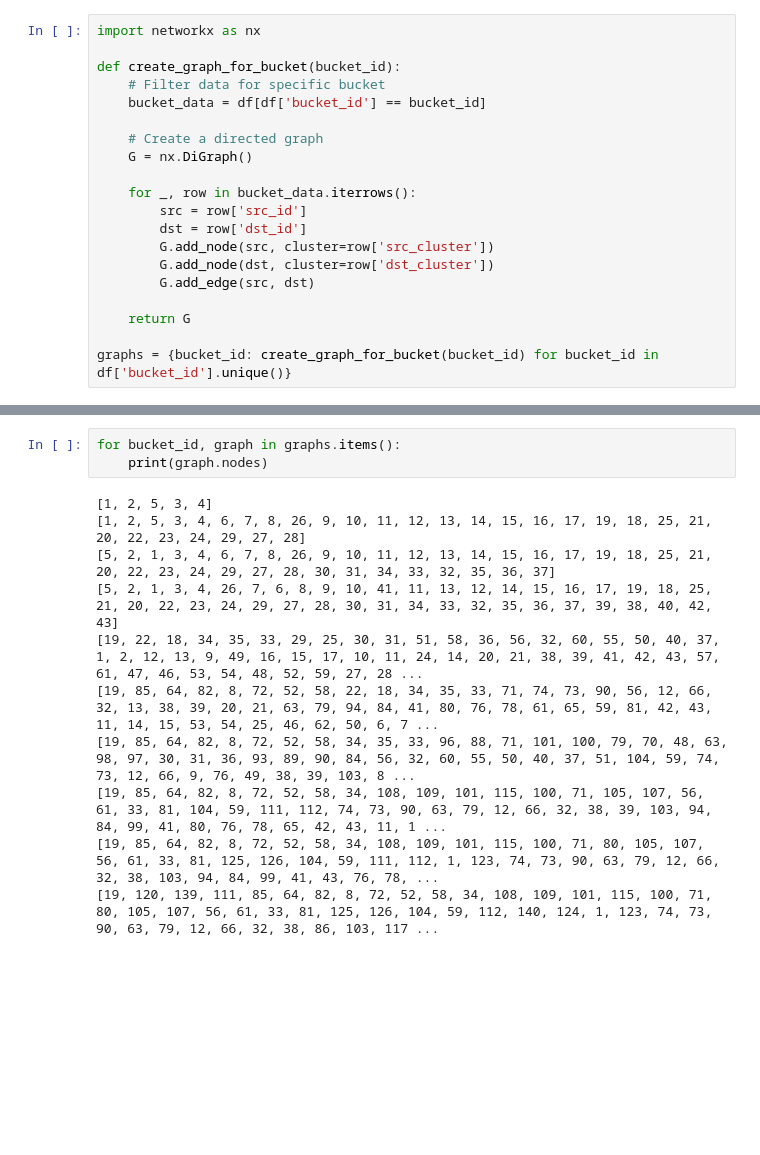
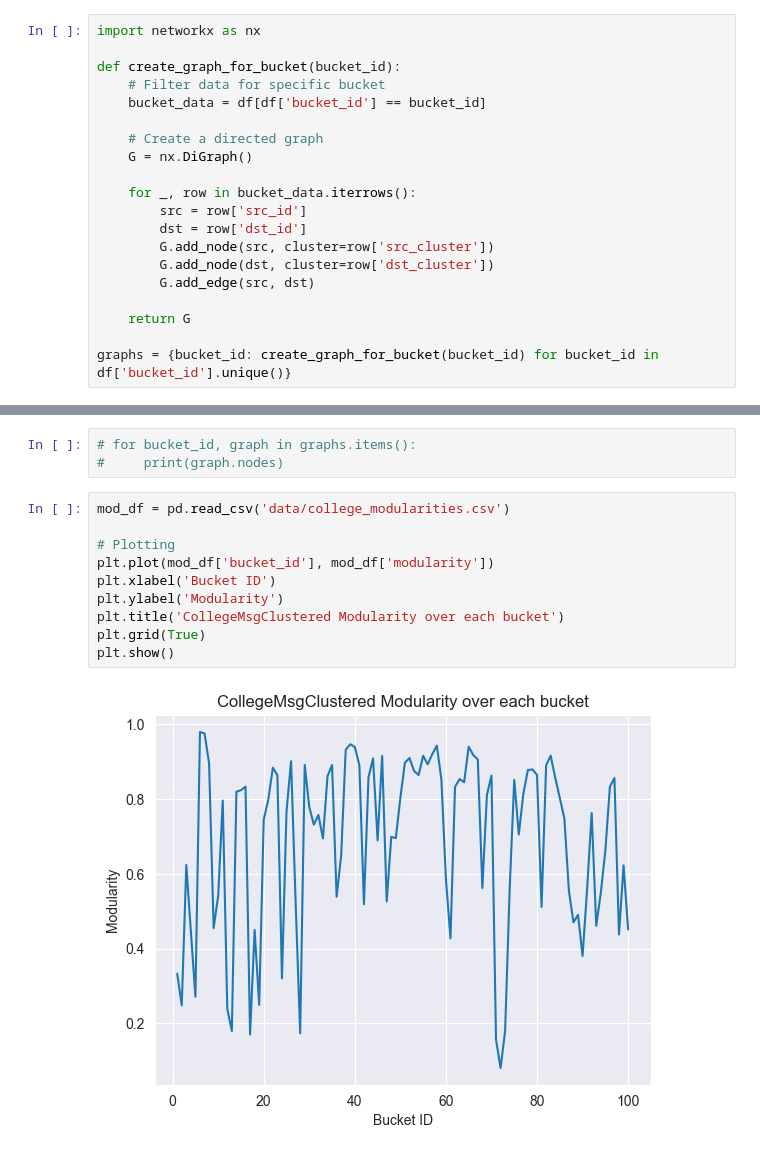
Before and after one commit to fotis-sofoulis/tgnn, a Jupyter notebook: graph_visuals.ipynb, the cells around one changed output, grey strips where cells are left out. Saved outputs shown, nothing was run; the diff lists cells and outputs as text; blank space fills up the shorter version.

```diff
--- a/graph_visuals.ipynb
+++ b/graph_visuals.ipynb
@@ -53,14 +52,15 @@ for bucket_id, graph in graphs.items():
 # %%
-for bucket_id, graph in graphs.items():
-    print(graph.nodes)
+# for bucket_id, graph in graphs.items():
+#     print(graph.nodes)
-# %% [output]
-[1, 2, 5, 3, 4]
-[1, 2, 5, 3, 4, 6, 7, 8, 26, 9, 10, 11, 12, 13, 14, 15, 16, 17, 19, 18, 25, 21, 20, 22, 23, 24, 29, 27, 28]
-[5, 2, 1, 3, 4, 6, 7, 8, 26, 9, 10, 11, 12, 13, 14, 15, 16, 17, 19, 18, 25, 21, 20, 22, 23, 24, 29, 27, 28, 30, 31, 34, 33, 32, 35, 36, 37]
-[5, 2, 1, 3, 4, 26, 7, 6, 8, 9, 10, 41, 11, 13, 12, 14, 15, 16, 17, 19, 18, 25, 21, 20, 22, 23, 24, 29, 27, 28, 30, 31, 34, 33, 32, 35, 36, 37, 39, 38, 40, 42, 43]
-[19, 22, 18, 34, 35, 33, 29, 25, 30, 31, 51, 58, 36, 56, 32, 60, 55, 50, 40, 37, 1, 2, 12, 13, 9, 49, 16, 15, 17, 10, 11, 24, 14, 20, 21, 38, 39, 41, 42, 43, 57, 61, 47, 46, 53, 54, 48, 52, 59, 27, 28 ...
-[19, 85, 64, 82, 8, 72, 52, 58, 22, 18, 34, 35, 33, 71, 74, 73, 90, 56, 12, 66, 32, 13, 38, 39, 20, 21, 63, 79, 94, 84, 41, 80, 76, 78, 61, 65, 59, 81, 42, 43, 11, 14, 15, 53, 54, 25, 46, 62, 50, 6, 7 ...
-[19, 85, 64, 82, 8, 72, 52, 58, 34, 35, 33, 96, 88, 71, 101, 100, 79, 70, 48, 63, 98, 97, 30, 31, 36, 93, 89, 90, 84, 56, 32, 60, 55, 50, 40, 37, 51, 104, 59, 74, 73, 12, 66, 9, 76, 49, 38, 39, 103, 8 ...
-[19, 85, 64, 82, 8, 72, 52, 58, 34, 108, 109, 101, 115, 100, 71, 105, 107, 56, 61, 33, 81, 104, 59, 111, 112, 74, 73, 90, 63, 79, 12, 66, 32, 38, 39, 103, 94, 84, 99, 41, 80, 76, 78, 65, 42, 43, 11, 1 ...
-[19, 85, 64, 82, 8, 72, 52, 58, 34, 108, 109, 101, 115, 100, 71, 80, 105, 107, 56, 61, 33, 81, 125, 126, 104, 59, 111, 112, 1, 123, 74, 73, 90, 63, 79, 12, 66, 32, 38, 103, 94, 84, 99, 41, 43, 76, 78, ...
-[19, 120, 139, 111, 85, 64, 82, 8, 72, 52, 58, 34, 108, 109, 101, 115, 100, 71, 80, 105, 107, 56, 61, 33, 81, 125, 126, 104, 59, 112, 140, 124, 1, 123, 74, 73, 90, 63, 79, 12, 66, 32, 38, 86, 103, 117 ...
+# %%
+mod_df = pd.read_csv('data/college_modularities.csv')
+
+# Plotting
+plt.plot(mod_df['bucket_id'], mod_df['modularity'])
+plt.xlabel('Bucket ID')
+plt.ylabel('Modularity')
+plt.title('CollegeMsgClustered Modularity over each bucket')
+plt.grid(True)
+plt.show()
+# %% [output]
+[figure, added]
```
Also changed, not shown: parts of 3 cells of this notebook, 1 other file.
